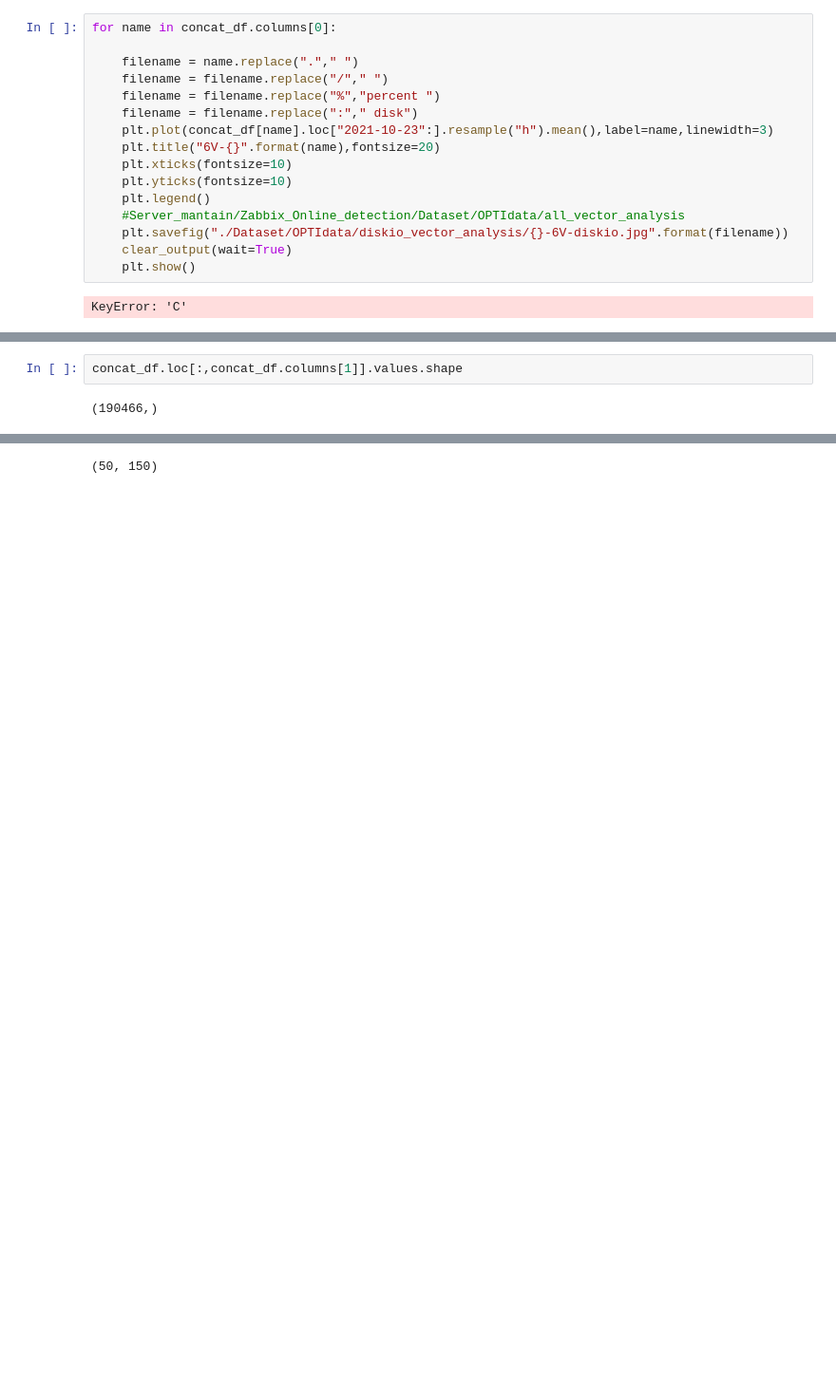
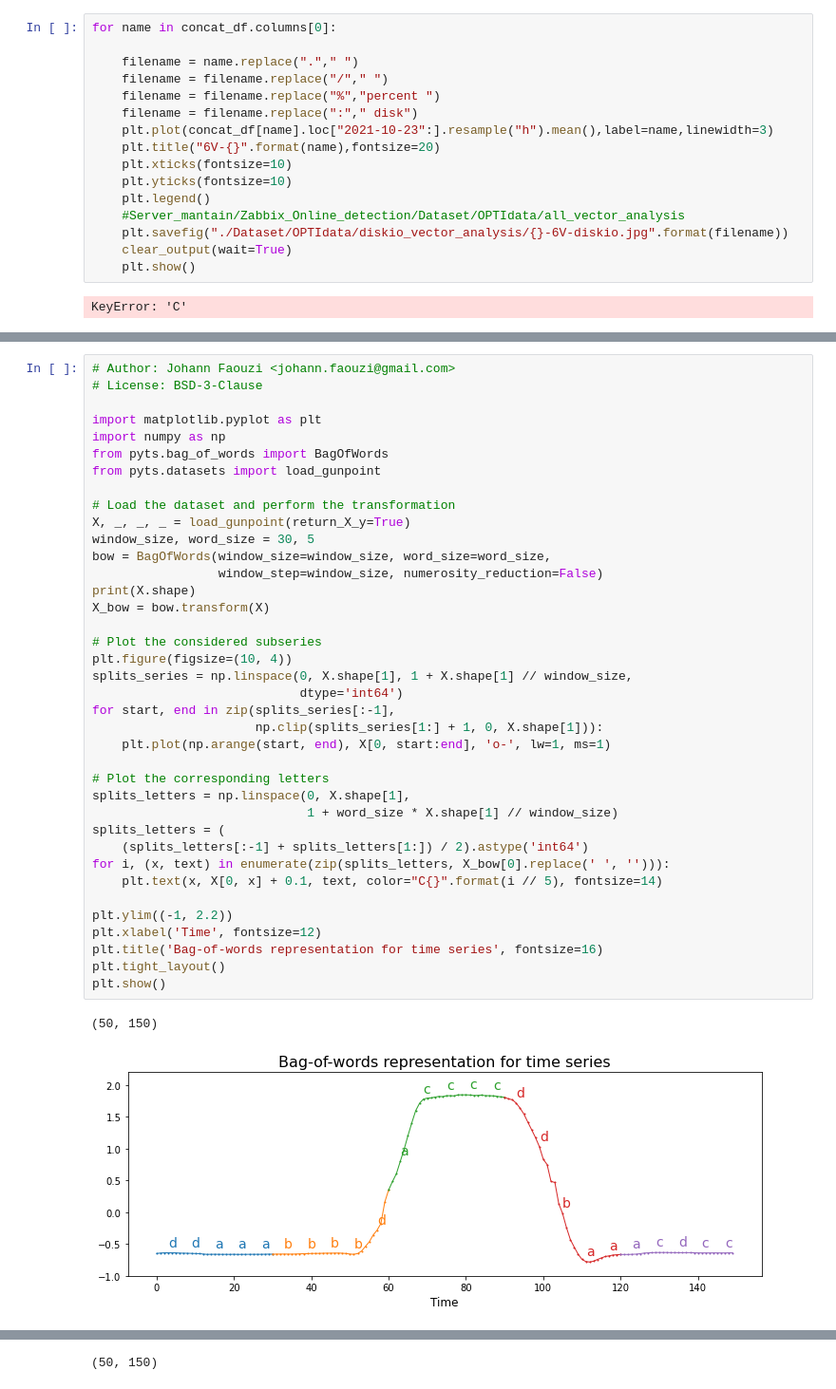
Before and after one commit to gitwetguy/Zabbix_Online_detection, a Jupyter notebook: 01-2_diskio_analysis.ipynb, the cells around one changed output, grey strips where cells are left out. Shown at 95% size. Drawn from its saved outputs; the diff is of its cells as text; blank space fills up the shorter version.

```diff
--- a/01-2_diskio_analysis.ipynb
+++ b/01-2_diskio_analysis.ipynb
@@ -285,7 +336,44 @@ KeyError: 'C'
 # %%
-concat_df.loc[:,concat_df.columns[1]].values.shape
+# Author: Johann Faouzi <johann.faouzi@gmail.com>
+# License: BSD-3-Clause
+
+import matplotlib.pyplot as plt
+import numpy as np
+from pyts.bag_of_words import BagOfWords
+from pyts.datasets import load_gunpoint
+
+# Load the dataset and perform the transformation
+X, _, _, _ = load_gunpoint(return_X_y=True)
+window_size, word_size = 30, 5
+bow = BagOfWords(window_size=window_size, word_size=word_size,
+                 window_step=window_size, numerosity_reduction=False)
+print(X.shape)
+X_bow = bow.transform(X)
+
+# Plot the considered subseries
+plt.figure(figsize=(10, 4))
+splits_series = np.linspace(0, X.shape[1], 1 + X.shape[1] // window_size,
+                            dtype='int64')
+for start, end in zip(splits_series[:-1],
+                      np.clip(splits_series[1:] + 1, 0, X.shape[1])):
+    plt.plot(np.arange(start, end), X[0, start:end], 'o-', lw=1, ms=1)
+
+# Plot the corresponding letters
+splits_letters = np.linspace(0, X.shape[1],
+                             1 + word_size * X.shape[1] // window_size)
+splits_letters = (
+    (splits_letters[:-1] + splits_letters[1:]) / 2).astype('int64')
+for i, (x, text) in enumerate(zip(splits_letters, X_bow[0].replace(' ', ''))):
+    plt.text(x, X[0, x] + 0.1, text, color="C{}".format(i // 5), fontsize=14)
+
+plt.ylim((-1, 2.2))
+plt.xlabel('Time', fontsize=12)
+plt.title('Bag-of-words representation for time series', fontsize=16)
+plt.tight_layout()
+plt.show()
 # %% [output]
-(190466,)
+(50, 150)
+[figure, added]
 # %%
 from pyts.bag_of_words import BagOfWords
 from pyts.datasets import load_gunpoint
```
Also changed, not shown: parts of 8 cells of this notebook, 36 other files.
